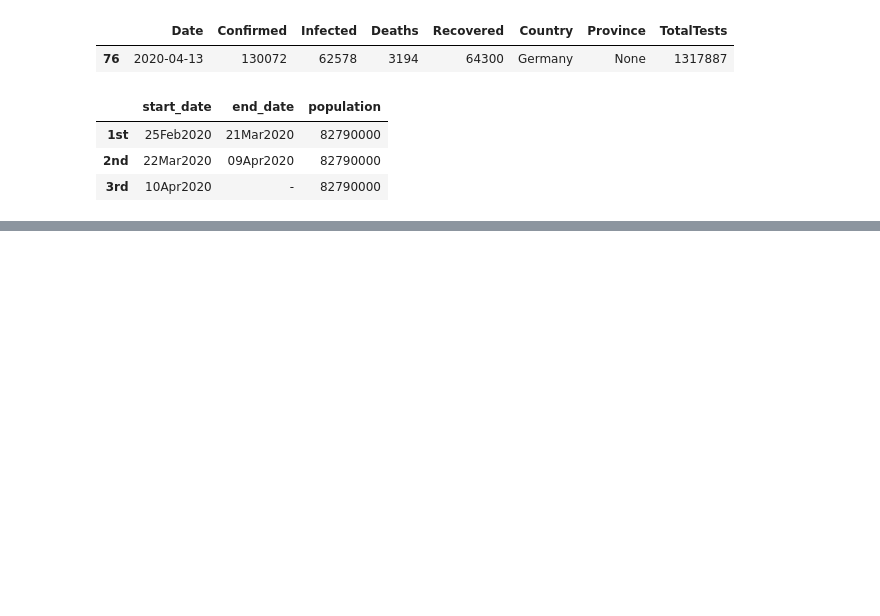
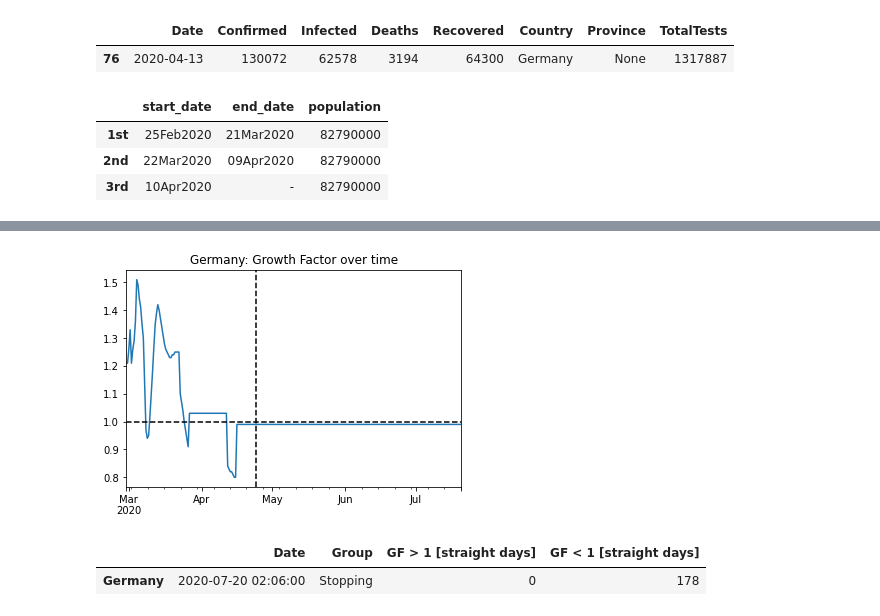
Before and after one commit to Fudalinm/EpidemicSpreadModels, a Jupyter notebook: notebooks/Germany.ipynb, the cells around one changed output, grey strips where cells are left out. Cells and saved outputs as stored; diff of their text form; code cells hidden in the pictures; blank space fills up the shorter version.

```diff
--- a/notebooks/Germany.ipynb
+++ b/notebooks/Germany.ipynb
@@ -218,0 +256,6 @@ df.loc['2020-04-01':'2020-04-14']
+# %%
+ger_scenario.growth_factor(days_to_predict=100)
+# %% [output]
+[figure, added]
+|  | Date | Group | GF > 1 [straight days] | GF < 1 [straight days] |
+| Germany | 2020-07-20 02:06:00 | Stopping | 0 | 178 |
```
Also changed, not shown: parts of 29 cells of this notebook, 2 other files.
